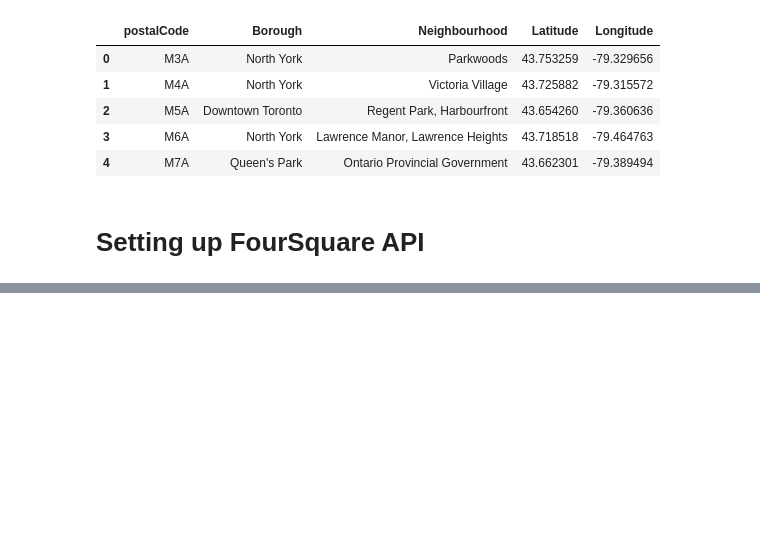
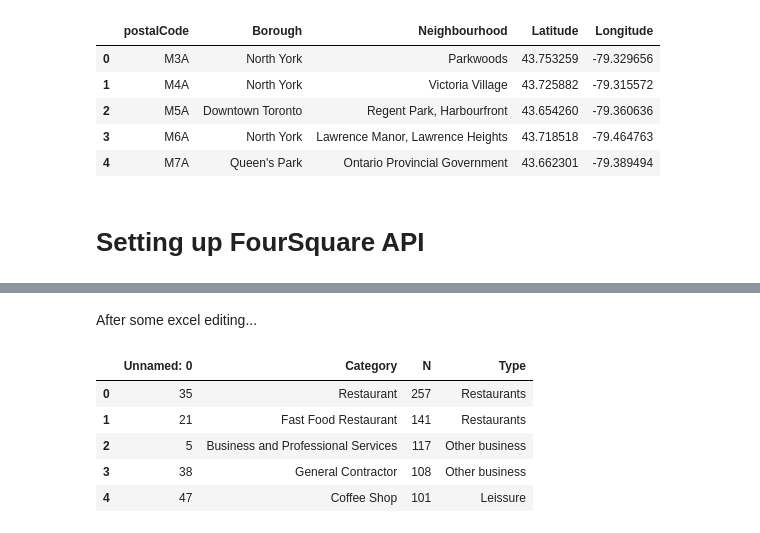
Before and after one commit to jose-mip/IBM-DS-Capstone, a Jupyter notebook: Week3_assignment_P3.ipynb, the cells around one changed output, grey strips where cells are left out. Saved outputs shown, nothing was run; the diff lists cells and outputs as text; code cells hidden in the pictures; blank space fills up the shorter version.

```diff
--- a/Week3_assignment_P3.ipynb
+++ b/Week3_assignment_P3.ipynb
@@ -190,3 +249,13 @@ dataFrame.to_csv('./drive/MyDrive/$TMP/postal_codes.csv', index=False)
+# %% [markdown]
+After some excel editing...
 # %%
-dataFrame = pd.read_csv('./drive/MyDrive/$TMP/postal_codes.csv')
-dataFrame.head()
+# Let's see what we have
+categories = pd.read_csv('./drive/MyDrive/$TMP/categories_types.csv', sep=";")
+categories.head()
+# %% [output]
+|  | Unnamed: 0 | Category | N | Type |
+| 0 | 35 | Restaurant | 257 | Restaurants |
+| 1 | 21 | Fast Food Restaurant | 141 | Restaurants |
+| 2 | 5 | Business and Professional Services | 117 | Other business |
+| 3 | 38 | General Contractor | 108 | Other business |
+| 4 | 47 | Coffee Shop | 101 | Leissure |
```
Also changed, not shown: parts of 19 cells of this notebook.
